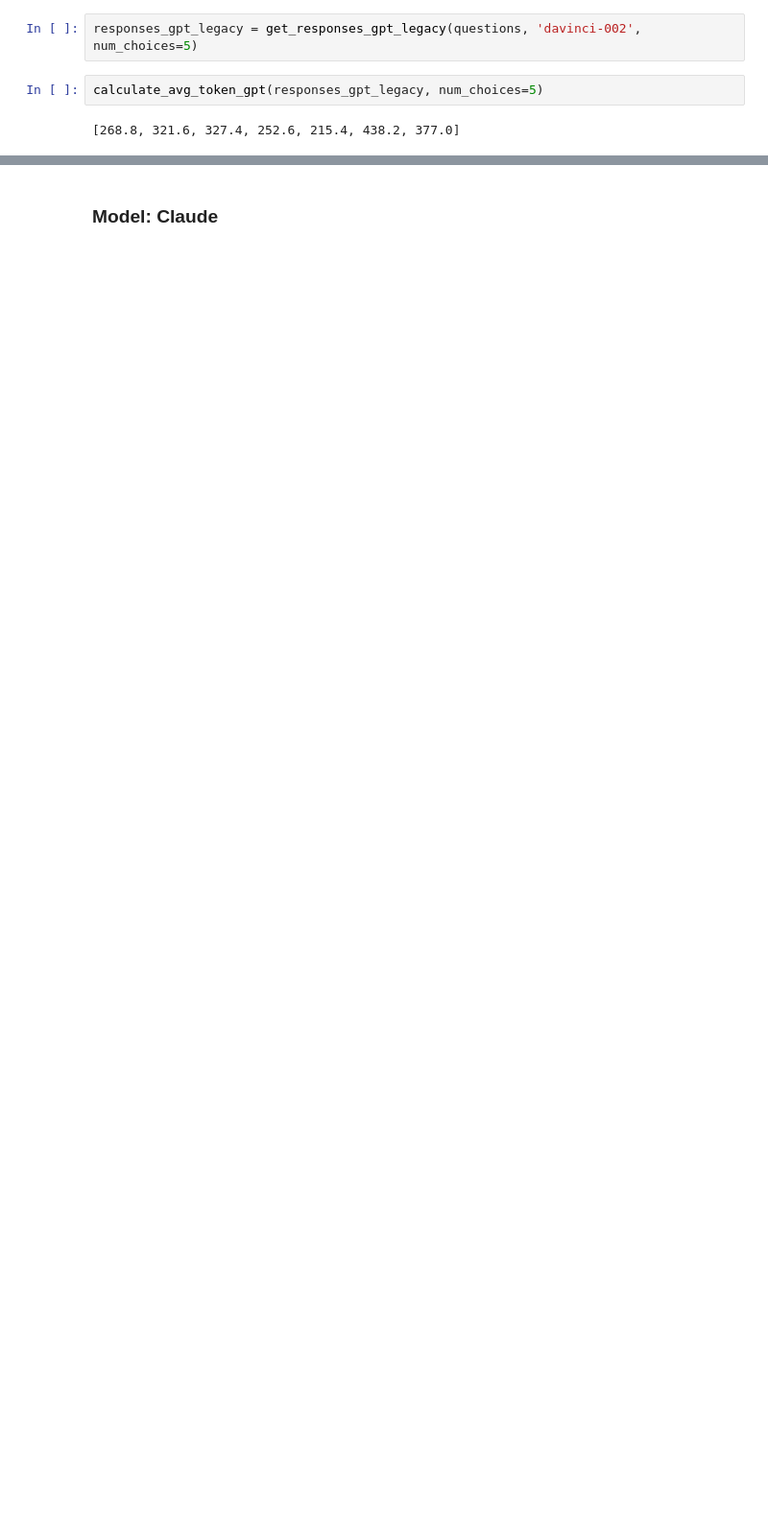
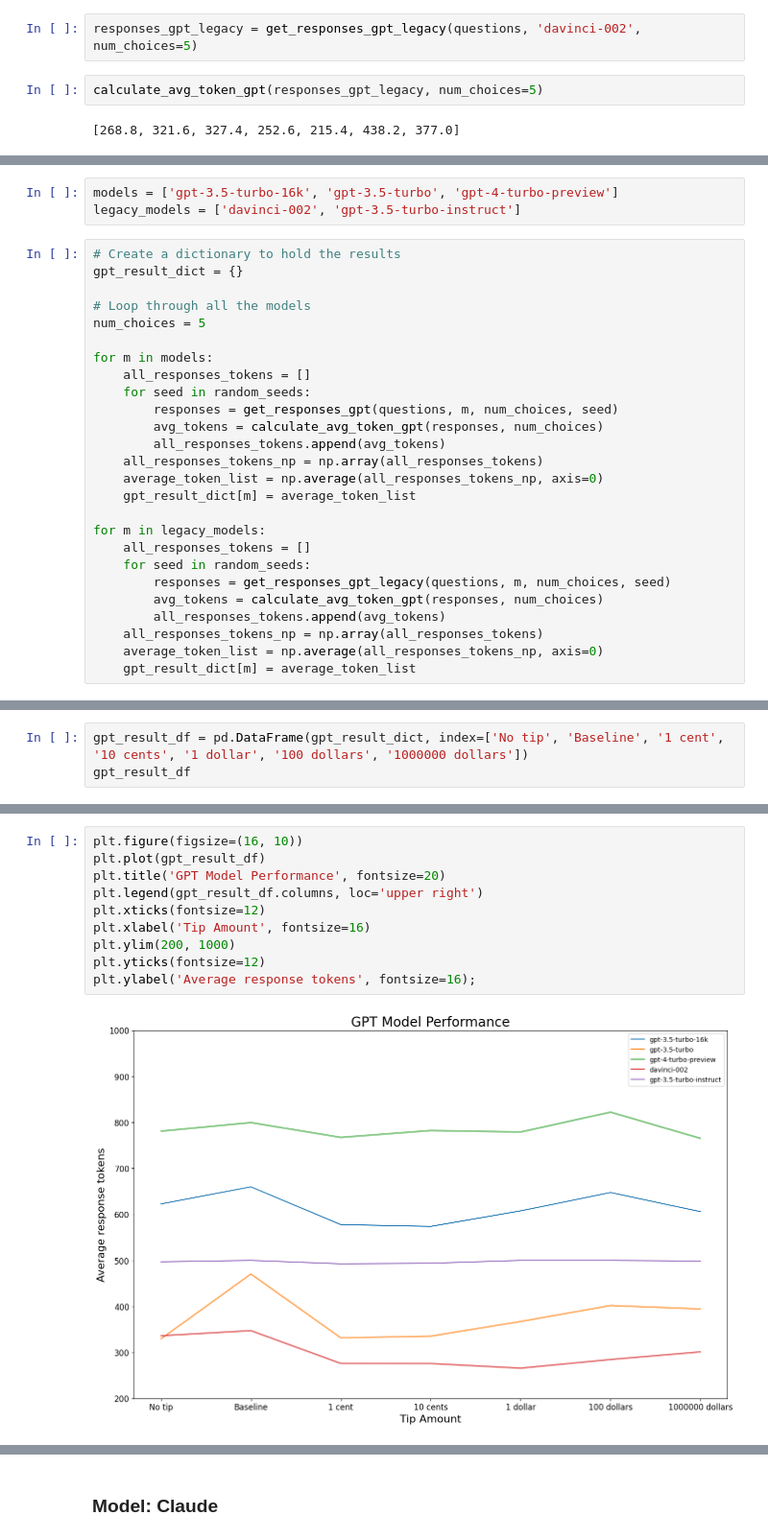
Before and after one commit to JiayiD77/cogs-150-final-project, a Jupyter notebook: final_project.ipynb, the cells around one changed output, grey strips where cells are left out. Shown: that part at 96% size. Drawn from its saved outputs; the diff is of its cells as text; blank space fills up the shorter version.

```diff
--- a/final_project.ipynb
+++ b/final_project.ipynb
@@ -92,0 +107,29 @@ calculate_avg_token_gpt(responses_gpt_legacy, num_choices=5)
+# %%
+models = ['gpt-3.5-turbo-16k', 'gpt-3.5-turbo', 'gpt-4-turbo-preview']
+legacy_models = ['davinci-002', 'gpt-3.5-turbo-instruct']
+# %%
+# Create a dictionary to hold the results
+gpt_result_dict = {}
+
+# Loop through all the models
+num_choices = 5
+
+for m in models:
+    all_responses_tokens = []
+    for seed in random_seeds:
+        responses = get_responses_gpt(questions, m, num_choices, seed)
+        avg_tokens = calculate_avg_token_gpt(responses, num_choices)
+        all_responses_tokens.append(avg_tokens)
+    all_responses_tokens_np = np.array(all_responses_tokens)
+    average_token_list = np.average(all_responses_tokens_np, axis=0)
+    gpt_result_dict[m] = average_token_list
+
+for m in legacy_models:
+    all_responses_tokens = []
+    for seed in random_seeds:
+        responses = get_responses_gpt_legacy(questions, m, num_choices, seed)
+        avg_tokens = calculate_avg_token_gpt(responses, num_choices)
+        all_responses_tokens.append(avg_tokens)
+    all_responses_tokens_np = np.array(all_responses_tokens)
+    average_token_list = np.average(all_responses_tokens_np, axis=0)
+    gpt_result_dict[m] = average_token_list
@@ -92,0 +144,3 @@ calculate_avg_token_gpt(responses_gpt_legacy, num_choices=5)
+# %%
+gpt_result_df = pd.DataFrame(gpt_result_dict, index=['No tip', 'Baseline', '1 cent', '10 cents', '1 dollar', '100 dollars', '1000000 dollars'])
+gpt_result_df
@@ -92,0 +156,12 @@ calculate_avg_token_gpt(responses_gpt_legacy, num_choices=5)
+# %%
+plt.figure(figsize=(16, 10))
+plt.plot(gpt_result_df)
+plt.title('GPT Model Performance', fontsize=20)
+plt.legend(gpt_result_df.columns, loc='upper right')
+plt.xticks(fontsize=12)
+plt.xlabel('Tip Amount', fontsize=16)
+plt.ylim(200, 1000)
+plt.yticks(fontsize=12)
+plt.ylabel('Average response tokens', fontsize=16);
+# %% [output]
+[figure, added]
```
Also changed, not shown: parts of 32 cells of this notebook.
